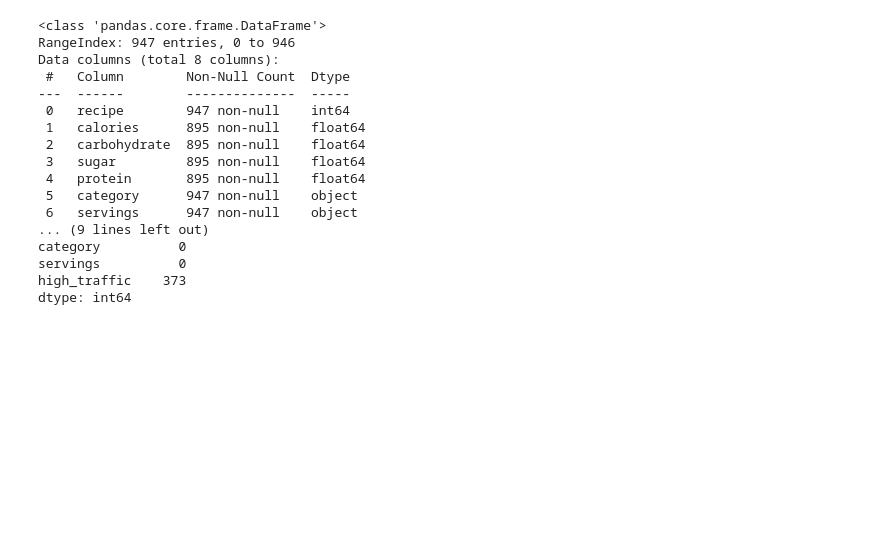
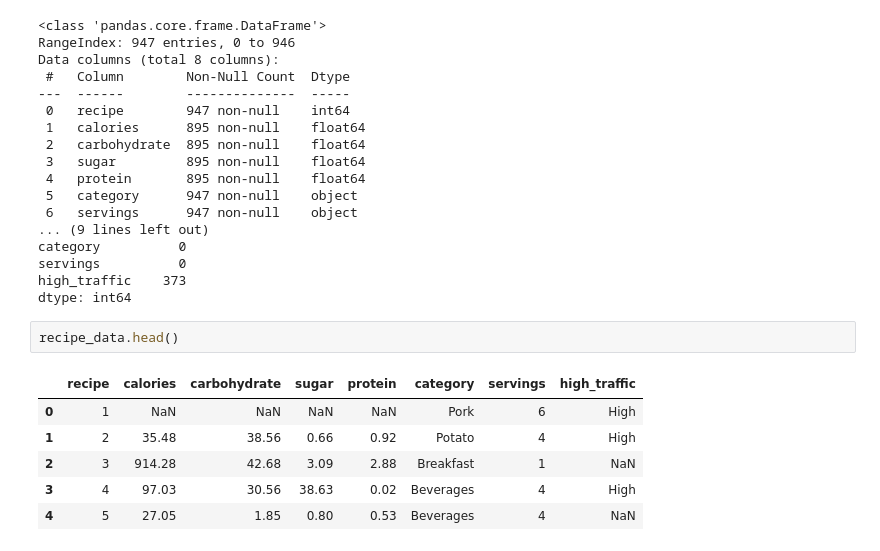
Before and after one commit to Mahshiiiiid/recipe-traffic-prediction, a Jupyter notebook: notebooks/01_data_validation.ipynb, the cells around one changed output. Drawn from its saved outputs; the diff is of its cells as text; blank space fills up the shorter version.

Commit message:
Complete data validation and cleaning logic

```diff
--- a/notebooks/01_data_validation.ipynb
+++ b/notebooks/01_data_validation.ipynb
@@ -53,3 +53,12 @@ category          0
 servings          0
 high_traffic    373
 dtype: int64
+# %%
+recipe_data.head()
+# %% [output]
+|  | recipe | calories | carbohydrate | sugar | protein | category | servings | high_traffic |
+| 0 | 1 | NaN | NaN | NaN | NaN | Pork | 6 | High |
+| 1 | 2 | 35.48 | 38.56 | 0.66 | 0.92 | Potato | 4 | High |
+| 2 | 3 | 914.28 | 42.68 | 3.09 | 2.88 | Breakfast | 1 | NaN |
+| 3 | 4 | 97.03 | 30.56 | 38.63 | 0.02 | Beverages | 4 | High |
+| 4 | 5 | 27.05 | 1.85 | 0.80 | 0.53 | Beverages | 4 | NaN |
```
Also changed, not shown: parts of 10 cells of this notebook.
